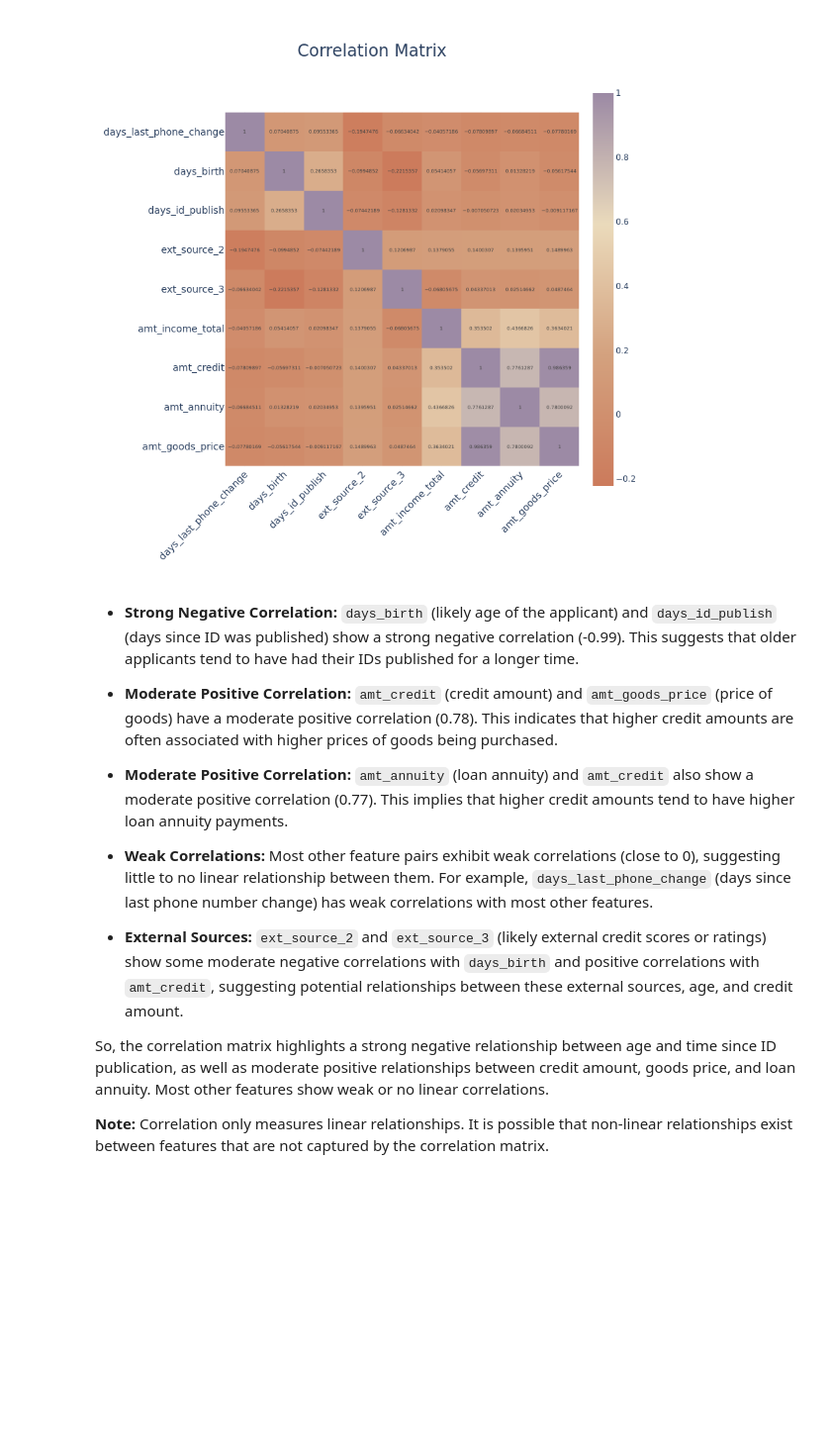
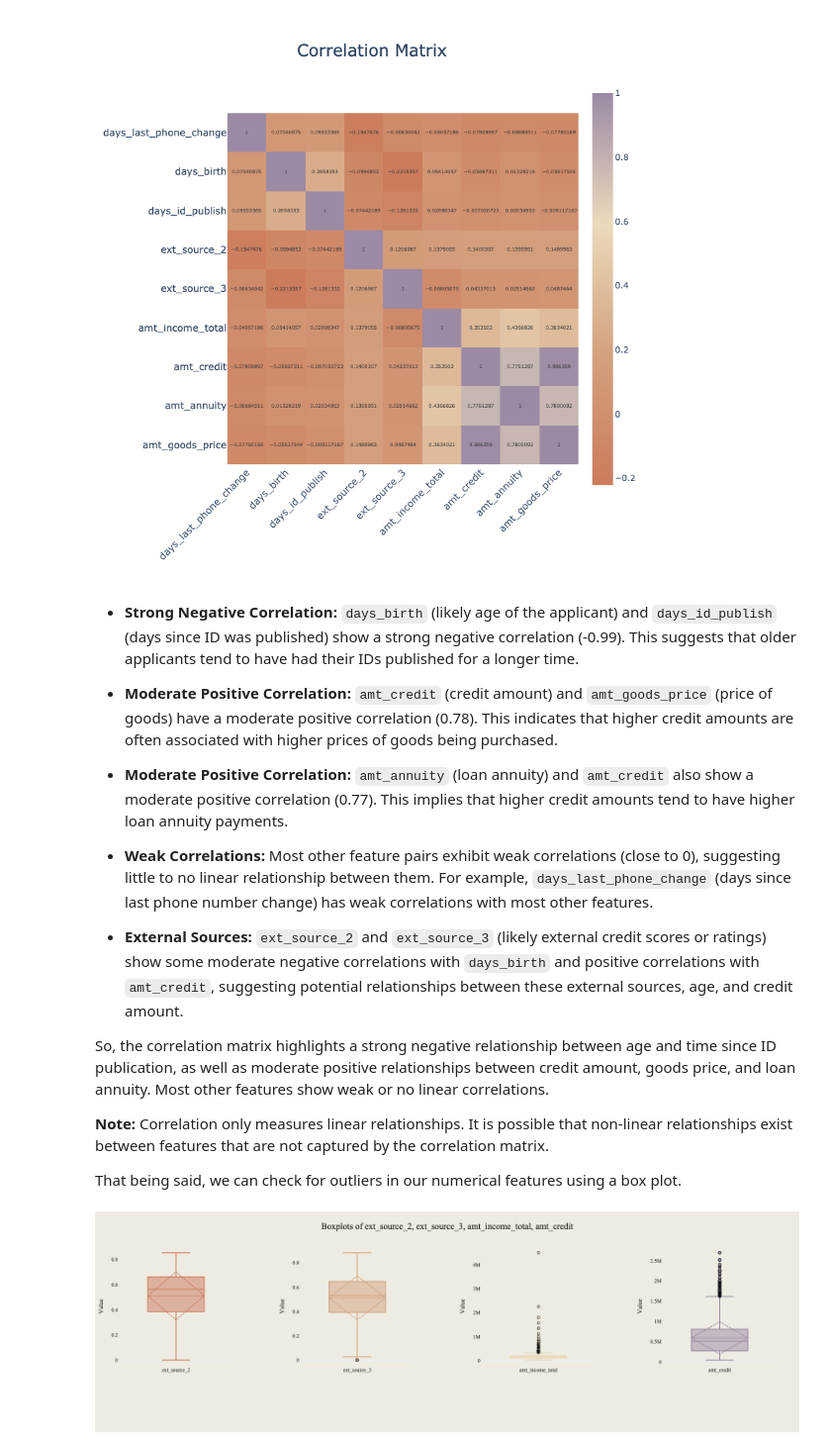
Before and after one commit to vytautas-bunevicius/retail-bank-risk-evaluation, a Jupyter notebook: notebooks/03_exploratory_data_analysis.ipynb, the cells around one changed output. Shown at 99% size. Drawn from its saved outputs; the diff is of its cells as text; code cells hidden in the pictures; blank space fills up the shorter version.

Commit message:
feat(visualization): add combined boxplots for numerical features

```diff
--- a/notebooks/03_exploratory_data_analysis.ipynb
+++ b/notebooks/03_exploratory_data_analysis.ipynb
@@ -314,3 +315,5 @@ Image(filename="../images/correlation_matrix.png")
 So, the correlation matrix highlights a strong negative relationship between age and time since ID publication, as well as moderate positive relationships between credit amount, goods price, and loan annuity. Most other features show weak or no linear correlations.
 
 **Note:** Correlation only measures linear relationships. It is possible that non-linear relationships exist between features that are not captured by the correlation matrix.
+
+That being said, we can check for outliers in our numerical features using a box plot.
@@ -316,0 +326,4 @@ So, the correlation matrix highlights a strong negative relationship between age
+# %%
+Image(filename='../images/box_plots_numerical_features_financial.png')
+# %% [output]
+[figure, added]
```
Also changed, not shown: parts of 15 cells of this notebook, 14 other files.
